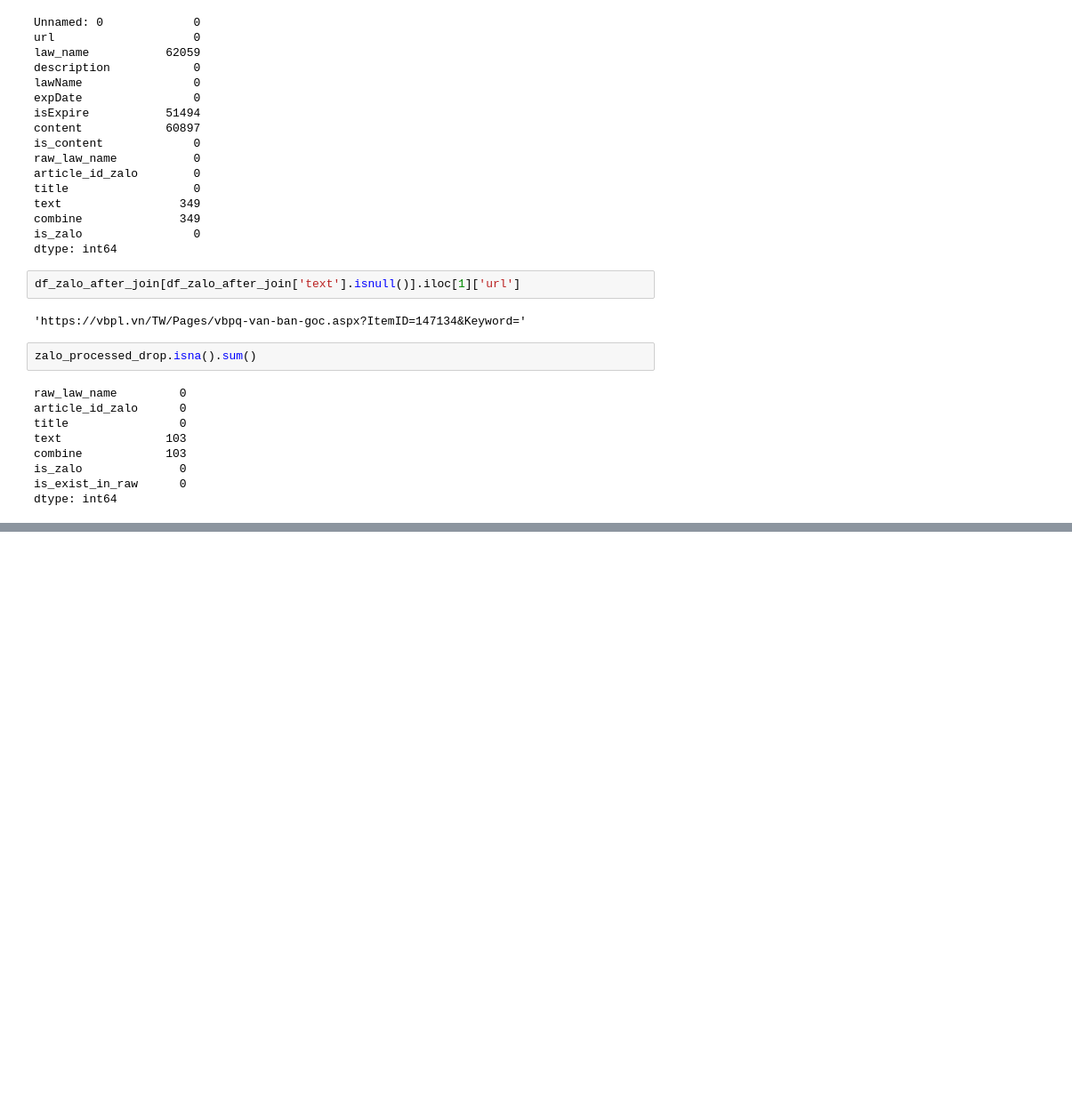
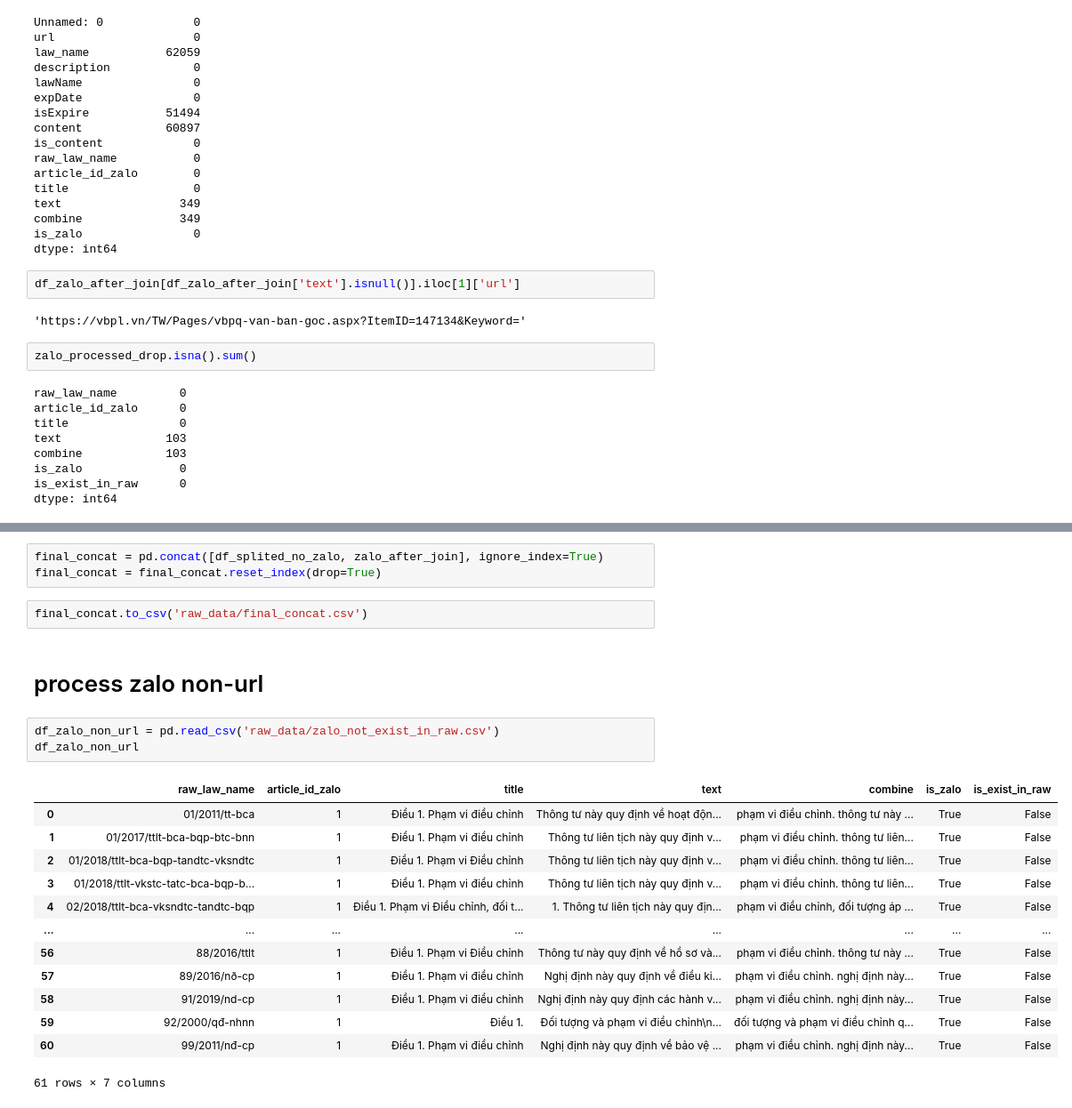
Before and after one commit to trongthanht3/vbpl_crawler, a Jupyter notebook: ProcesseCorpus.ipynb, the cells around one changed output, grey strips where cells are left out. Shown at 89% size. Drawn from its saved outputs; the diff is of its cells as text; blank space fills up the shorter version.

```diff
--- a/ProcesseCorpus.ipynb
+++ b/ProcesseCorpus.ipynb
@@ -667,0 +745,24 @@ dtype: int64
+# %%
+final_concat = pd.concat([df_splited_no_zalo, zalo_after_join], ignore_index=True)
+final_concat = final_concat.reset_index(drop=True)
+# %%
+final_concat.to_csv('raw_data/final_concat.csv')
+# %% [markdown]
+# process zalo non-url
+# %%
+df_zalo_non_url = pd.read_csv('raw_data/zalo_not_exist_in_raw.csv')
+df_zalo_non_url
+# %% [output]
+|  | raw_law_name | article_id_zalo | title | text | combine | is_zalo | is_exist_in_raw |
+| 0 | 01/2011/tt-bca | 1 | Điều 1. Phạm vi điều chỉnh | Thông tư này quy định về hoạt độn... | phạm vi điều chỉnh. thông tư này ... | True | False |
+| 1 | 01/2017/ttlt-bca-bqp-btc-bnn | 1 | Điều 1. Phạm vi điều chỉnh | Thông tư liên tịch này quy định v... | phạm vi điều chỉnh. thông tư liên... | True | False |
+| 2 | 01/2018/ttlt-bca-bqp-tandtc-vksndtc | 1 | Điều 1. Phạm vi Điều chỉnh | Thông tư liên tịch này quy định v... | phạm vi điều chỉnh. thông tư liên... | True | False |
+| 3 | 01/2018/ttlt-vkstc-tatc-bca-bqp-b... | 1 | Điều 1. Phạm vi điều chỉnh | Thông tư liên tịch này quy định v... | phạm vi điều chỉnh. thông tư liên... | True | False |
+| 4 | 02/2018/ttlt-bca-vksndtc-tandtc-bqp | 1 | Điều 1. Phạm vi Điều chỉnh, đối t... | 1. Thông tư liên tịch này quy địn... | phạm vi điều chỉnh, đối tượng áp ... | True | False |
+| ... | ... | ... | ... | ... | ... | ... | ... |
+| 56 | 88/2016/ttlt | 1 | Điều 1. Phạm vi Điều chỉnh | Thông tư này quy định về hồ sơ và... | phạm vi điều chỉnh. thông tư này ... | True | False |
+| 57 | 89/2016/nð-cp | 1 | Điều 1. Phạm vi điều chỉnh | Nghị định này quy định về điều ki... | phạm vi điều chỉnh. nghị định này... | True | False |
+| 58 | 91/2019/nd-cp | 1 | Điều 1. Phạm vi điều chỉnh | Nghị định này quy định các hành v... | phạm vi điều chỉnh. nghị định này... | True | False |
+| 59 | 92/2000/qđ-nhnn | 1 | Điều 1. | Đối tượng và phạm vi điều chỉnh\n... | đối tượng và phạm vi điều chỉnh q... | True | False |
+| 60 | 99/2011/nđ-cp | 1 | Điều 1. Phạm vi điều chỉnh | Nghị định này quy định về bảo vệ ... | phạm vi điều chỉnh. nghị định này... | True | False |
+61 rows × 7 columns
```
Also changed, not shown: parts of 18 cells of this notebook, 5 other files.
